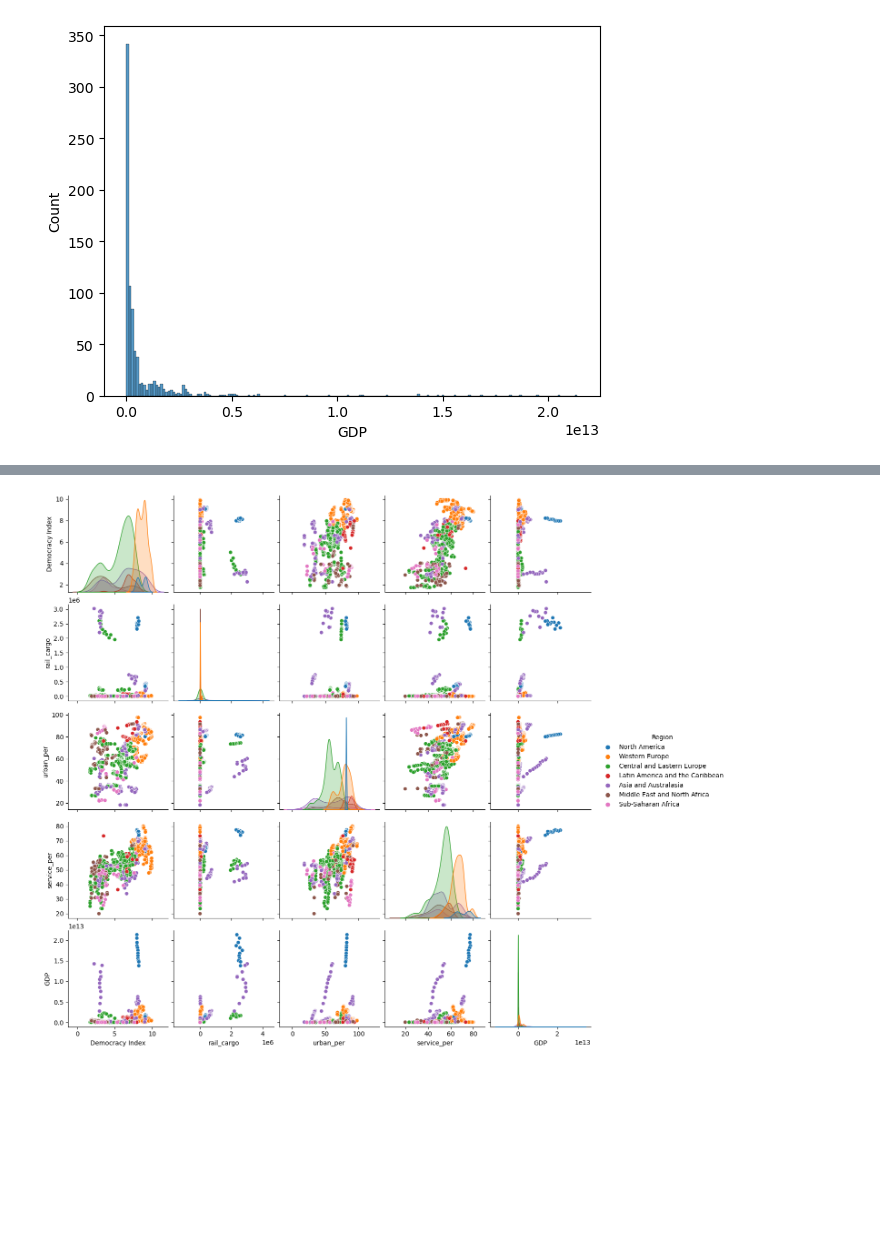
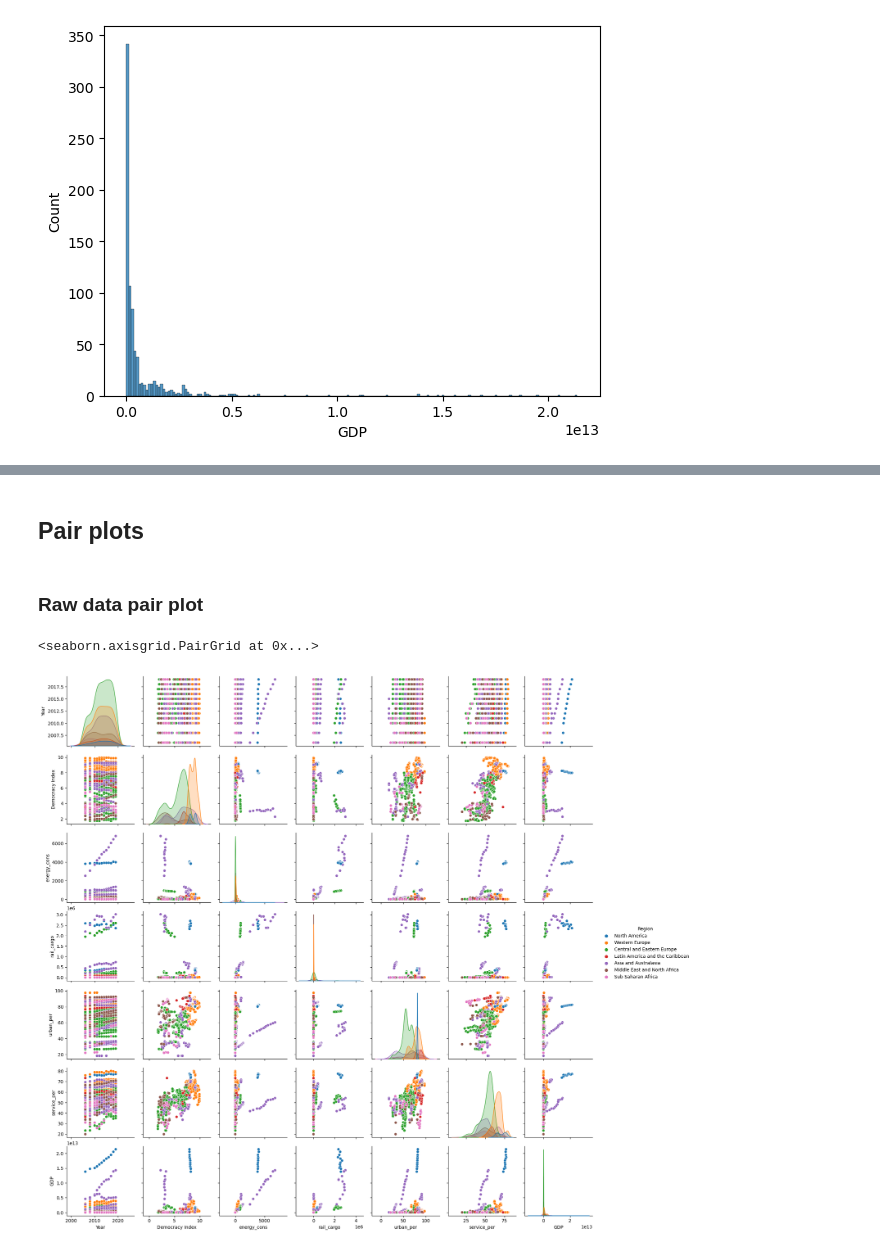
Before and after one commit to WiJaMa/stat386-project, a Jupyter notebook: project_EDA.ipynb, the cells around one changed output, grey strips where cells are left out. Drawn from its saved outputs; the diff is of its cells as text; code cells hidden in the pictures; blank space fills up the shorter version.

Commit message:
add data and updated EDA

```diff
--- a/project_EDA.ipynb
+++ b/project_EDA.ipynb
@@ -257,10 +268,13 @@ keqiang = pd.merge(merged_dem_en, merged_df, left_on=['Code','Year'], right_on=[
 # %%
 keqiang.drop(columns=['time','economy','Code'], inplace = True)
 # %%
+# Fix names and types
 keqiang.rename(columns = {'energy_consumption': 'energy_cons',
                 'IS.RRS.GOOD.MT.K6': 'rail_cargo',
                 'SP.URB.TOTL.IN.ZS': 'urban_per',
                 'NV.SRV.TOTL.ZS': 'service_per',
                 'NY.GDP.MKTP.CD': 'GDP'},
                 inplace=True)
+keqiang['energy_cons'] = [float(item) for item in keqiang['energy_cons']]
+keqiang['Year'] = [int(item) for item in keqiang['Year']]
 # %%
@@ -289,5 +395,9 @@ sns.histplot(keqiang['GDP'])
+# %% [markdown]
+## Pair plots
+# %% [markdown]
+### Raw data pair plot
 # %%
-fig = sns.pairplot(keqiang, hue = 'Region')
-fig.savefig("pairplot.png")
+sns.pairplot(keqiang, hue = 'Region')
 # %% [output]
+<seaborn.axisgrid.PairGrid at 0x...>
-[figure, old version]
+[figure, new version]
```
Also changed, not shown: parts of 85 cells of this notebook, 7 other files.
